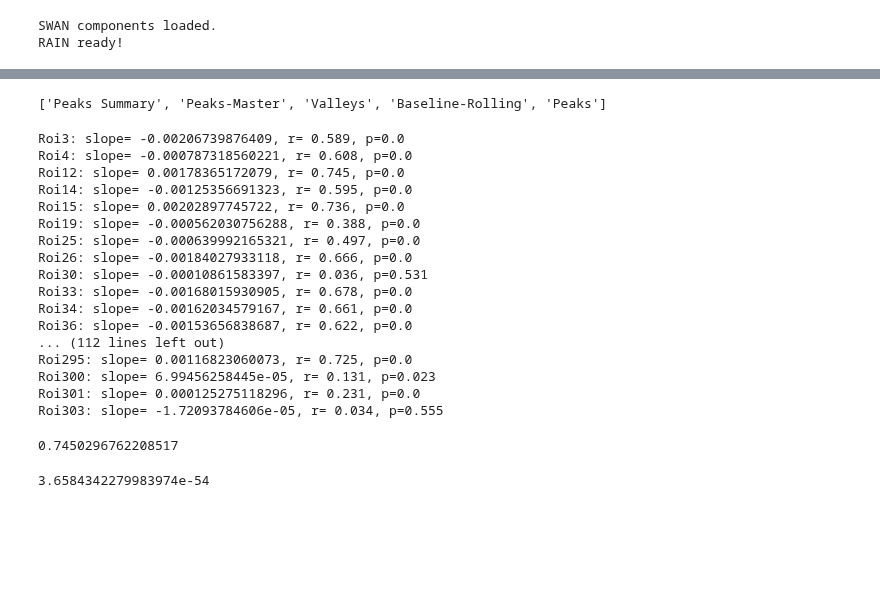
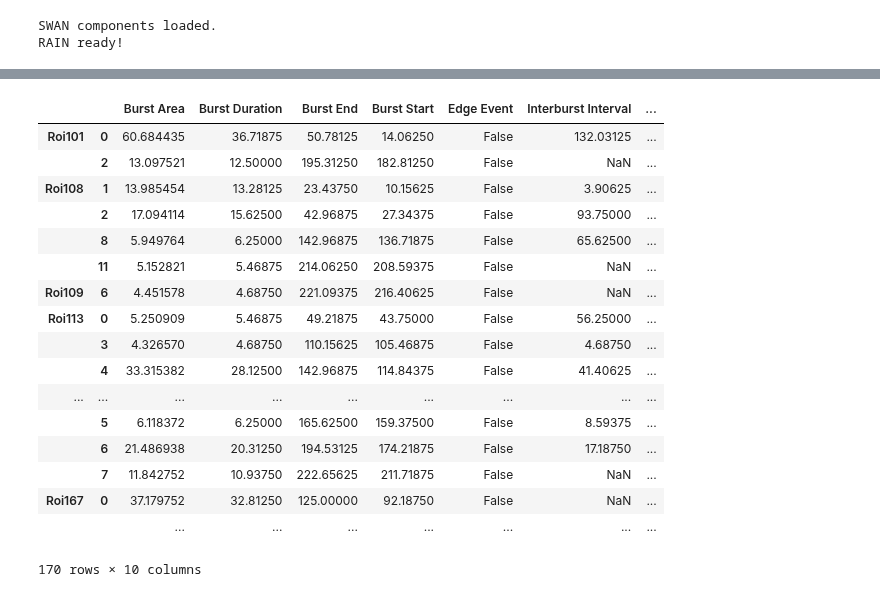
Before and after one commit to aedobyns/lab, a Jupyter notebook: RAIN for Batch Processing.ipynb, the cells around one changed output, grey strips where cells are left out. Cells and saved outputs as stored; diff of their text form; code cells hidden in the pictures; blank space fills up the shorter version.

```diff
--- a/RAIN for Batch Processing.ipynb
+++ b/RAIN for Batch Processing.ipynb
@@ -1859,52 +1876,21 @@ Analysis Complete:  32.8502  Seconds
-# %%
-Results.keys()
-# %% [output]
-['Peaks Summary', 'Peaks-Master', 'Valleys', 'Baseline-Rolling', 'Peaks']
-# %%
-from scipy.stats.stats import pearsonr
-
-for label, col in Data['original'].iteritems():
-
-    data = col
-    time = arange(len(data)) #arb time array, each val an int
-
-    A = np.vstack([time, np.ones(len(time))]).T #matrix required for solving the lstsq, which we want for the fit
-    m, c = np.linalg.lstsq(A, data)[0] # find coef. for the y = m*x + c equation
-
-    count = 0
-    ls_tf = []
-    line = (m*time) +c
-
-    r, p = pearsonr(data, line)
-
-    for point in data: #this is the line subtraction
-        x = (m * count) + c
-        y = point - x
-        ls_tf.append(y)
-        count = count +1
-# %% [output]
-Roi3: slope= -0.00206739876409, r= 0.589, p=0.0
-Roi4: slope= -0.000787318560221, r= 0.608, p=0.0
-Roi12: slope= 0.00178365172079, r= 0.745, p=0.0
-Roi14: slope= -0.00125356691323, r= 0.595, p=0.0
-Roi15: slope= 0.00202897745722, r= 0.736, p=0.0
-Roi19: slope= -0.000562030756288, r= 0.388, p=0.0
-Roi25: slope= -0.000639992165321, r= 0.497, p=0.0
-Roi26: slope= -0.00184027933118, r= 0.666, p=0.0
-Roi30: slope= -0.00010861583397, r= 0.036, p=0.531
-Roi33: slope= -0.00168015930905, r= 0.678, p=0.0
-Roi34: slope= -0.00162034579167, r= 0.661, p=0.0
-Roi36: slope= -0.00153656838687, r= 0.622, p=0.0
-... (112 lines left out)
-Roi295: slope= 0.00116823060073, r= 0.725, p=0.0
-Roi300: slope= 6.99456258445e-05, r= 0.131, p=0.023
-Roi301: slope= 0.000125275118296, r= 0.231, p=0.0
-Roi303: slope= -1.72093784606e-05, r= 0.034, p=0.555
-# %%
-r
-# %% [output]
-0.7450296762208517
-# %%
-p
-# %% [output]
-3.6584342279983974e-54
+# %%
+Results['Bursts-Master']
+# %% [output]
+|  |  | Burst Area | Burst Duration | Burst End | Burst Start | Edge Event | Interburst Interval | ... |
+| Roi101 | 0 | 60.684435 | 36.71875 | 50.78125 | 14.06250 | False | 132.03125 | ... |
+|  | 2 | 13.097521 | 12.50000 | 195.31250 | 182.81250 | False | NaN | ... |
+| Roi108 | 1 | 13.985454 | 13.28125 | 23.43750 | 10.15625 | False | 3.90625 | ... |
+|  | 2 | 17.094114 | 15.62500 | 42.96875 | 27.34375 | False | 93.75000 | ... |
+|  | 8 | 5.949764 | 6.25000 | 142.96875 | 136.71875 | False | 65.62500 | ... |
+|  | 11 | 5.152821 | 5.46875 | 214.06250 | 208.59375 | False | NaN | ... |
+| Roi109 | 6 | 4.451578 | 4.68750 | 221.09375 | 216.40625 | False | NaN | ... |
+| Roi113 | 0 | 5.250909 | 5.46875 | 49.21875 | 43.75000 | False | 56.25000 | ... |
+|  | 3 | 4.326570 | 4.68750 | 110.15625 | 105.46875 | False | 4.68750 | ... |
+|  | 4 | 33.315382 | 28.12500 | 142.96875 | 114.84375 | False | 41.40625 | ... |
+| ... | ... | ... | ... | ... | ... | ... | ... | ... |
+|  | 5 | 6.118372 | 6.25000 | 165.62500 | 159.37500 | False | 8.59375 | ... |
+|  | 6 | 21.486938 | 20.31250 | 194.53125 | 174.21875 | False | 17.18750 | ... |
+|  | 7 | 11.842752 | 10.93750 | 222.65625 | 211.71875 | False | NaN | ... |
+| Roi167 | 0 | 37.179752 | 32.81250 | 125.00000 | 92.18750 | False | NaN | ... |
+|  |  | ... | ... | ... | ... | ... | ... | ... |
+170 rows × 10 columns
```
Also changed, not shown: parts of 2 cells of this notebook.
